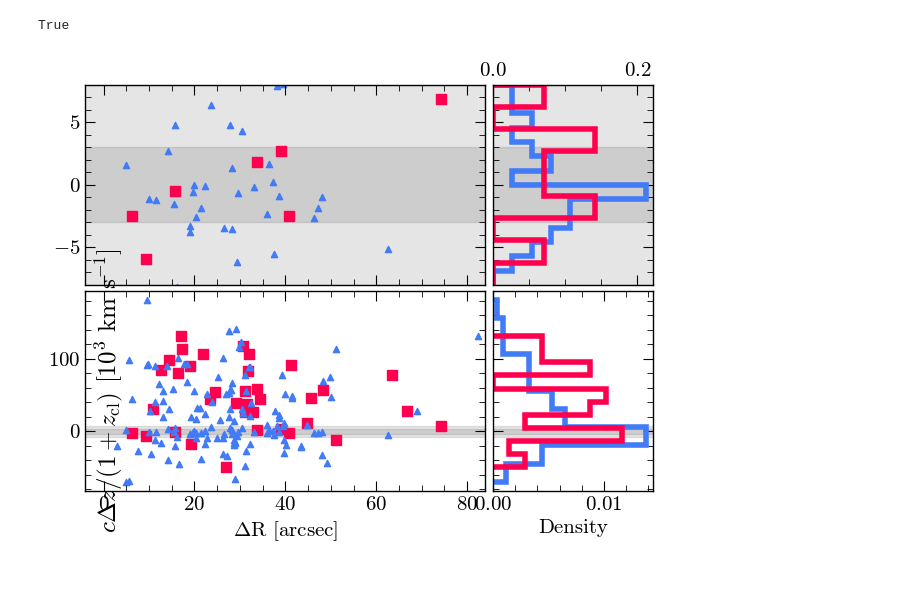
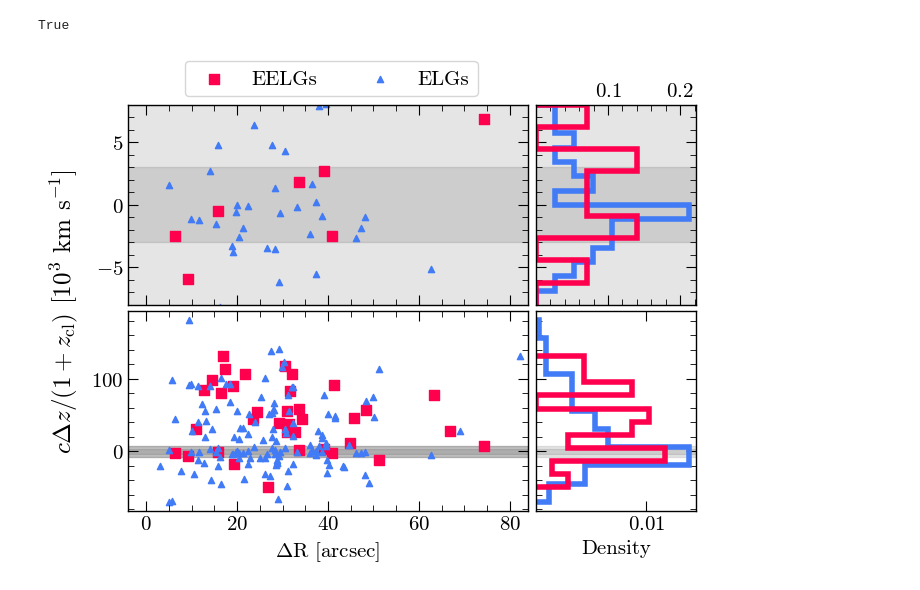
Before and after one commit to 0hardytom/eelgs, a Jupyter notebook: notebooks/epiph/week5/analysiswk5.ipynb, the cells around one changed output. Saved outputs shown, nothing was run; the diff lists cells and outputs as text; code cells hidden in the pictures.

Commit message:
more volume density plots

```diff
--- a/notebooks/epiph/week5/analysiswk5.ipynb
+++ b/notebooks/epiph/week5/analysiswk5.ipynb
@@ -98,44 +100,52 @@ ax.set_xlim(-4,84)
 ax.set_ylim(-82, 194)
 
 ax2.set_xlim(0,0.0145)
+ax2.set_xticks([0.01])
+
 
 for i in [3,8]:
     for a in [ax,ax2]:
         a.fill_between([-100,200],-i,i,alpha=0.1, color='k', zorder=-10)
 
+# Shows the area from ax that ax3 contains
+ax.fill_between(ax.get_xlim(), -8, 8, color='grey', alpha=0.3, zorder=-11)
+
 ax.set_xlabel(r'$\Delta$R [arcsec]')
 # ax.set_ylabel(r'$c\Delta z / (1+z_{\mathrm{cl}})$ [$10^3$ km s$^{-1}$]')
 ax2.set_xlabel('Density')
 
-fig.supylabel(r'$c\Delta z / (1+z_{\mathrm{cl}})$ [$10^3$ km s$^{-1}$]', bbox_to)
+fig.supylabel(r'$c\Delta z / (1+z_{\mathrm{cl}})$ [$10^3$ km s$^{-1}$]', position=(-.2,1))
 ### Second Plot ###
 
 ax3 = fig.add_axes((0,1.03,1,1), sharex=ax)
 plt.setp(ax3.get_xticklabels(), visible=False)
 ax4 = fig.add_axes((1.02,1.03,0.4,1), sharey=ax3)
 plt.setp(ax4.get_xticklabels(), visible=False)
 plt.setp(ax4.get_yticklabels(), visible=False)
 
-ax3.scatter(selection['angdisp'],metric, c='#ff004f', marker='s', s=50)
-ax3.scatter(elgs['angdisp'],metric_all, c='#427bf6', marker='^', s=20)
+ax3.scatter(selection['angdisp'],metric, c='#ff004f', marker='s', s=50, label='EELGs')
+ax3.scatter(elgs['angdisp'],metric_all, c='#427bf6', marker='^', s=20, label='ELGs')
 
 ax4.hist(metric_all, orientation='horizontal', histtype='step', color="#427bf6", density=True, lw=4, bins=np.linspace(-8,8,15))
 ax4.hist(metric, orientation='horizontal', histtype='step', color='#ff004f', density=True, lw=4,bins=np.linspace(-8,8,10))
 
 ax3.set_ylim(-8,8)
 # ax3.set_ylim(-82, 194)
 
 ax4.set_xlim(0,0.222)
+ax4.set_xticks([0.1,0.2])
 
 for i in [3,8]:
     for a in [ax3,ax4]:
         pass
         a.fill_between([-100,200],-i,i,alpha=0.1, color='k', zorder=-10)
 
 ax4.tick_params(labelbottom=False,labeltop=True)
 
+fig.legend(bbox_to_anchor=(.9,2.3), ncol=2)
+
 pf.fix_plot([ax,ax2,ax3,ax4])
 # %% [output]
 True
-[figure, old version]
+[figure, new version]
 # %%
```
Also changed, not shown: parts of 6 cells of this notebook, 1 other file.
